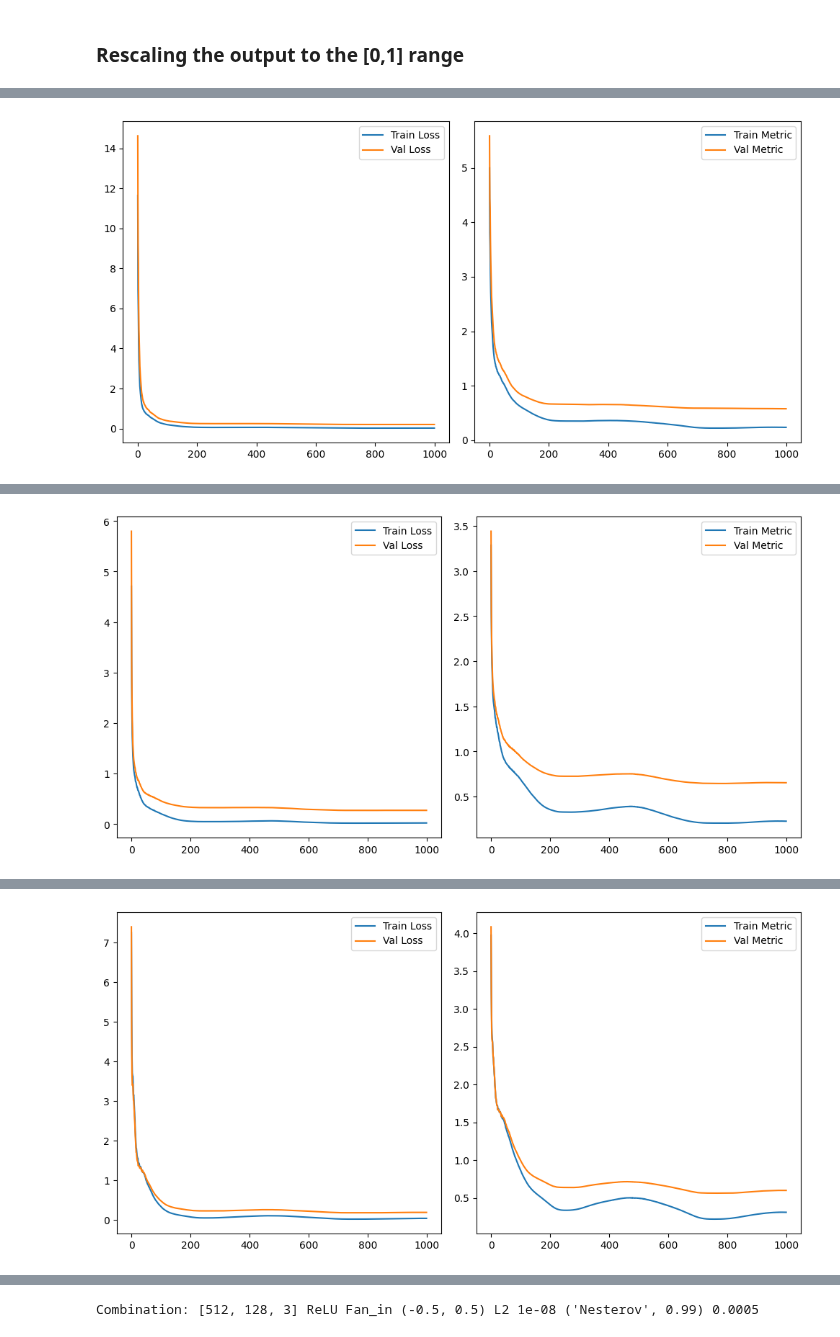
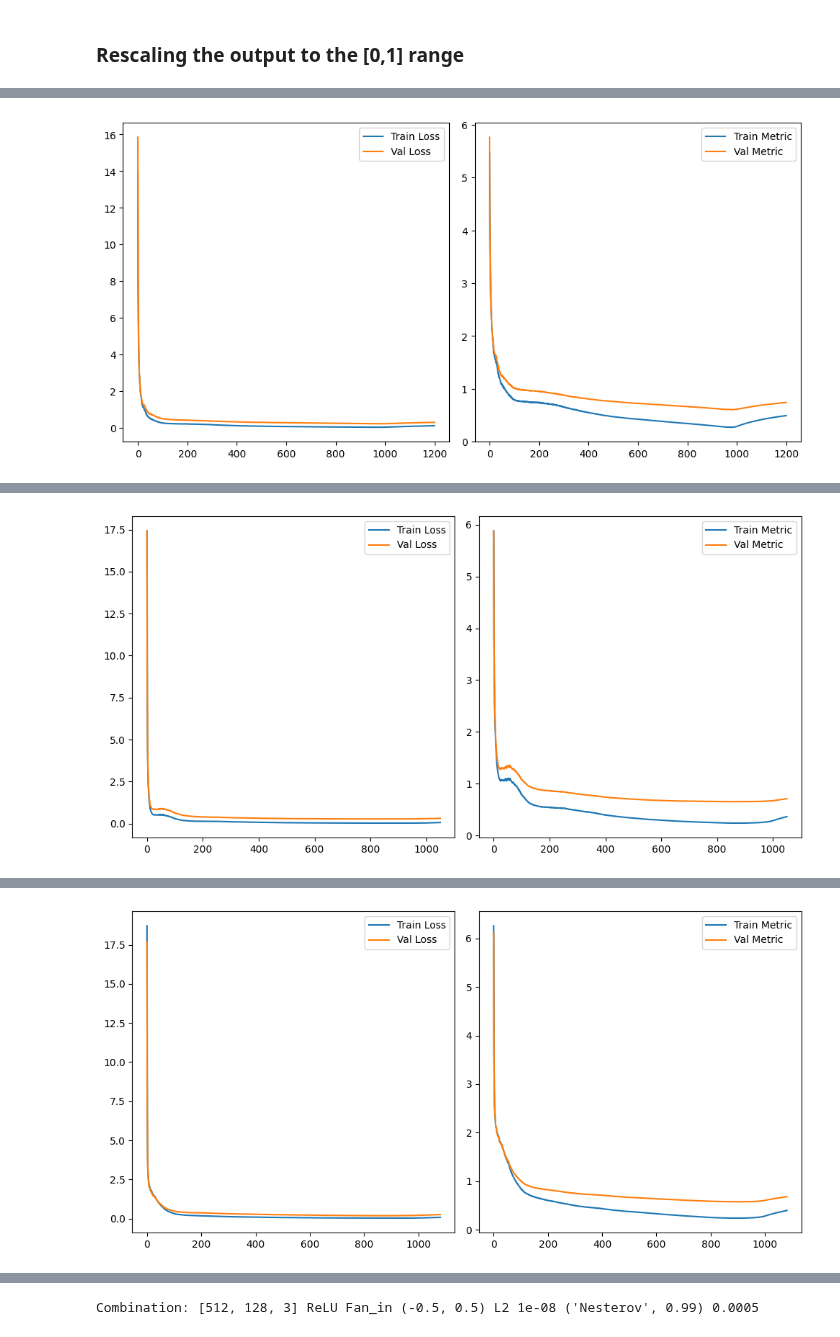
Before and after one commit to Slocon00/ML-project, a Jupyter notebook: notebooks/test_cup.ipynb, the cells around one changed output, grey strips where cells are left out. Drawn from its saved outputs; the diff is of its cells as text; code cells hidden in the pictures.

```diff
--- a/notebooks/test_cup.ipynb
+++ b/notebooks/test_cup.ipynb
@@ -36,14 +36,14 @@ X_train, X_test, y_train, y_test = train_test_split(X_train, y_train, test_size=
 ### Rescaling the output to the [0,1] range
 # %%
 np.random.seed(6)
-net = Network(MSE(1), eta=5e-4, tau=250, cyclic=True) # we try the cyclic learning rate
+net = Network(MSE(1), eta=5e-4, tau=1000, cyclic=False) # we try the cyclic learning rate
 
 net.add_layer(
     input_size=len(X_train[0]),
     units_size=512,
     activation=ReLU(),
     starting=Fan_in(low=-0.5, high=0.5),
-    regularizer=L2(lambda_=1e-8),
+    regularizer=L2(lambda_=1e-6),
     momentum=('Nesterov', 0.99)
 )
 
@@ -53,14 +53,14 @@ net.add_layer(
     activation=ReLU(),
     starting=Fan_in(low=-0.5, high=0.5),
     regularizer=L2(lambda_=1e-8),
-    momentum=('Nesterov', 0.99)
+    momentum=('Standard', 0.99)
 )
 
 net.add_layer(
     input_size=128,
     units_size=3,
     activation=Identity(),
-    starting=Fan_in(low=-0.5, high=0.5),
+    starting=Range_random(low=-0.05, high=0.05),
     regularizer=L2(lambda_=1e-8),
     momentum=('Nesterov', 0.99)
 )
@@ -71,8 +71,8 @@ data_to_csv = kfold_crossval(
     k=5,
     net=net,
     metric=MEE(),
-    epochs=1000,
-    patience=1000,
+    epochs=10000,
+    patience=250,
     verbose=True
 )
 # %% [output]
@@ -91,2 +91,2 @@ Val Metric: 0.6362008193539858
-[figure, old version]
+[figure, new version]
 Fold 3 of 5 completed
@@ -97,2 +97,2 @@ Val Metric: 0.5867548146487411
-[figure, old version]
+[figure, new version]
 Fold 4 of 5 completed
@@ -103,2 +103,2 @@ Val Metric: 0.6478149804416569
-[figure, old version]
+[figure, new version]
 Fold 5 of 5 completed
```
Also changed, not shown: parts of 2 cells of this notebook, 1 other file.
